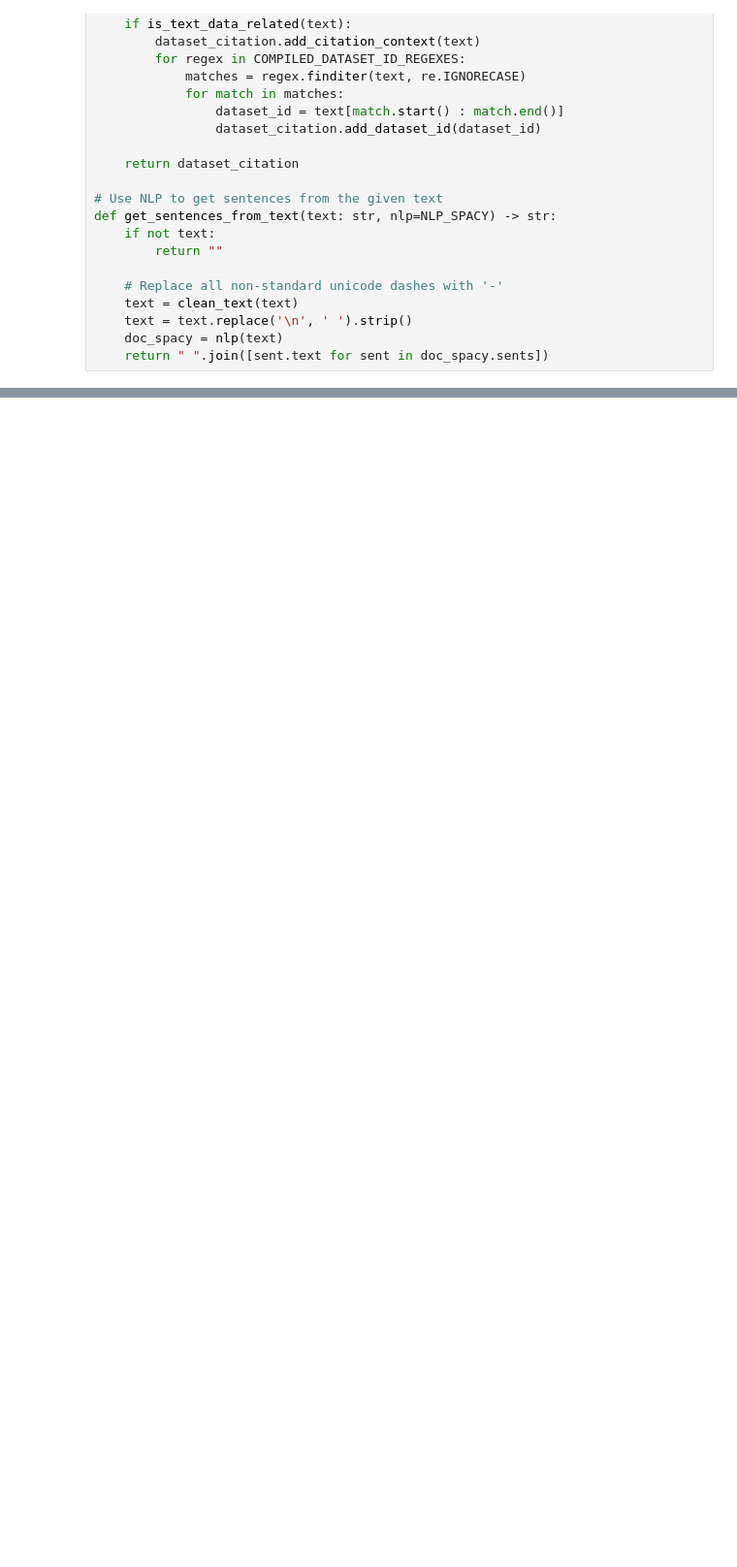
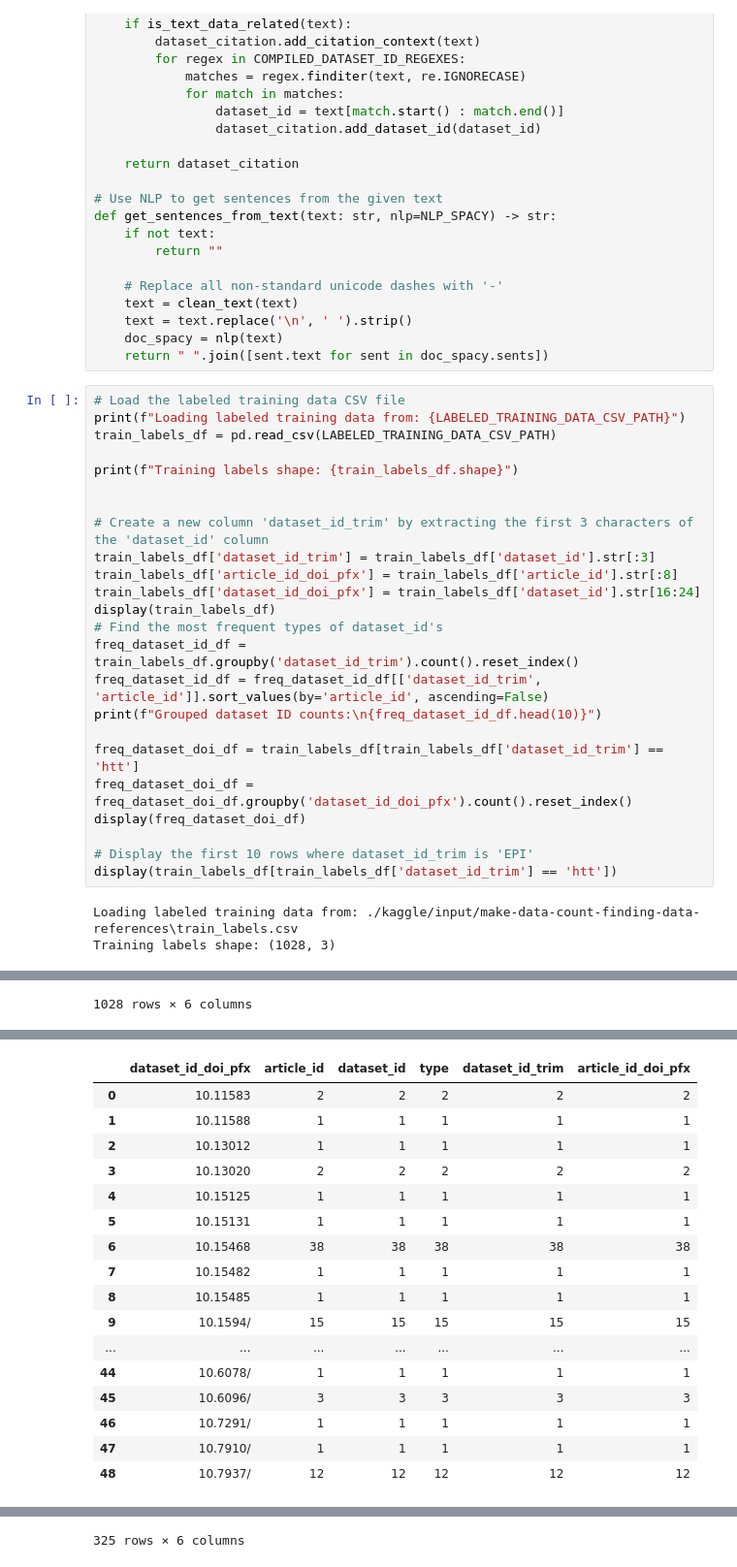
Before and after one commit to JimGile/make-data-count-classifier, a Jupyter notebook: mdc-eda.ipynb, the cells around one changed output, grey strips where cells are left out. Shown at 97% size. Cells and saved outputs as stored; diff of their text form; blank space fills up the shorter version.

```diff
--- a/mdc-eda.ipynb
+++ b/mdc-eda.ipynb
@@ -207,3 +207,30 @@ def get_sentences_from_text(text: str, nlp=NLP_SPACY) -> str:
     text = text.replace('\n', ' ').strip()
     doc_spacy = nlp(text)
     return " ".join([sent.text for sent in doc_spacy.sents])
+# %%
+# Load the labeled training data CSV file
+print(f"Loading labeled training data from: {LABELED_TRAINING_DATA_CSV_PATH}")
+train_labels_df = pd.read_csv(LABELED_TRAINING_DATA_CSV_PATH)
+
+print(f"Training labels shape: {train_labels_df.shape}")
+
+
+# Create a new column 'dataset_id_trim' by extracting the first 3 characters of the 'dataset_id' column
+train_labels_df['dataset_id_trim'] = train_labels_df['dataset_id'].str[:3]
+train_labels_df['article_id_doi_pfx'] = train_labels_df['article_id'].str[:8]
+train_labels_df['dataset_id_doi_pfx'] = train_labels_df['dataset_id'].str[16:24]
+display(train_labels_df)
+# Find the most frequent types of dataset_id's
+freq_dataset_id_df = train_labels_df.groupby('dataset_id_trim').count().reset_index()
+freq_dataset_id_df = freq_dataset_id_df[['dataset_id_trim', 'article_id']].sort_values(by='article_id', ascending=False)
+print(f"Grouped dataset ID counts:\n{freq_dataset_id_df.head(10)}")
+
+freq_dataset_doi_df = train_labels_df[train_labels_df['dataset_id_trim'] == 'htt']
+freq_dataset_doi_df = freq_dataset_doi_df.groupby('dataset_id_doi_pfx').count().reset_index()
+display(freq_dataset_doi_df)
+
+# Display the first 10 rows where dataset_id_trim is 'EPI'
+display(train_labels_df[train_labels_df['dataset_id_trim'] == 'htt'])
+# %% [output]
+Loading labeled training data from: ./kaggle/input/make-data-count-finding-data-references\train_labels.csv
+Training labels shape: (1028, 3)
@@ -209,0 +249 @@ def get_sentences_from_text(text: str, nlp=NLP_SPACY) -> str:
+1028 rows × 6 columns
@@ -209,0 +262,17 @@ def get_sentences_from_text(text: str, nlp=NLP_SPACY) -> str:
+|  | dataset_id_doi_pfx | article_id | dataset_id | type | dataset_id_trim | article_id_doi_pfx |
+| 0 | 10.11583 | 2 | 2 | 2 | 2 | 2 |
+| 1 | 10.11588 | 1 | 1 | 1 | 1 | 1 |
+| 2 | 10.13012 | 1 | 1 | 1 | 1 | 1 |
+| 3 | 10.13020 | 2 | 2 | 2 | 2 | 2 |
+| 4 | 10.15125 | 1 | 1 | 1 | 1 | 1 |
+| 5 | 10.15131 | 1 | 1 | 1 | 1 | 1 |
+| 6 | 10.15468 | 38 | 38 | 38 | 38 | 38 |
+| 7 | 10.15482 | 1 | 1 | 1 | 1 | 1 |
+| 8 | 10.15485 | 1 | 1 | 1 | 1 | 1 |
+| 9 | 10.1594/ | 15 | 15 | 15 | 15 | 15 |
+| ... | ... | ... | ... | ... | ... | ... |
+| 44 | 10.6078/ | 1 | 1 | 1 | 1 | 1 |
+| 45 | 10.6096/ | 3 | 3 | 3 | 3 | 3 |
+| 46 | 10.7291/ | 1 | 1 | 1 | 1 | 1 |
+| 47 | 10.7910/ | 1 | 1 | 1 | 1 | 1 |
+| 48 | 10.7937/ | 12 | 12 | 12 | 12 | 12 |
@@ -209,0 +291 @@ def get_sentences_from_text(text: str, nlp=NLP_SPACY) -> str:
+325 rows × 6 columns
```
Also changed, not shown: parts of 2 cells of this notebook, 5 other files.
